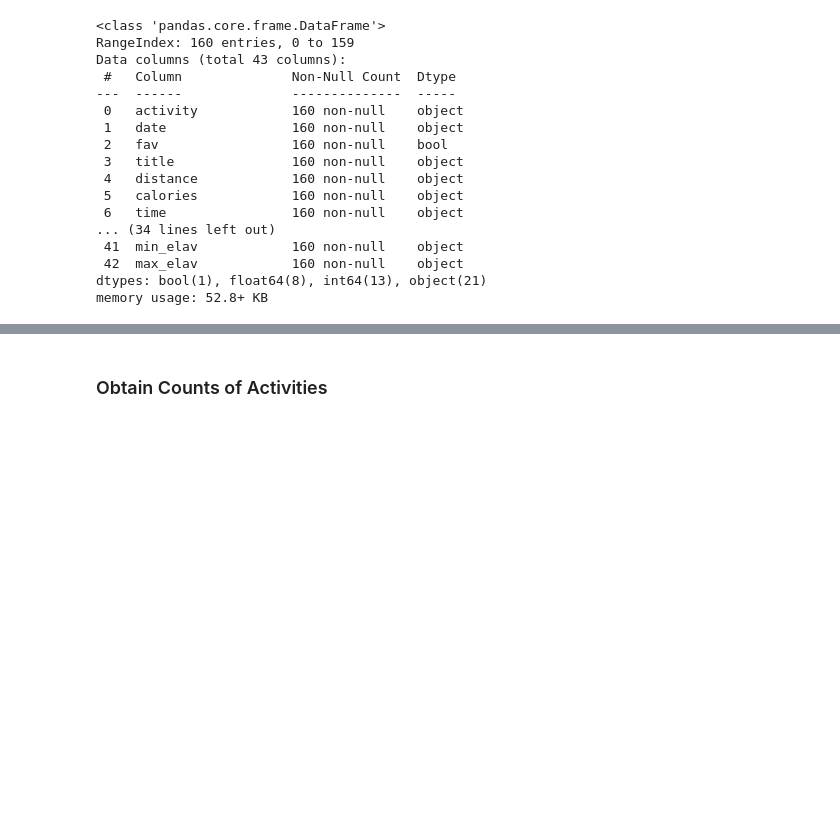
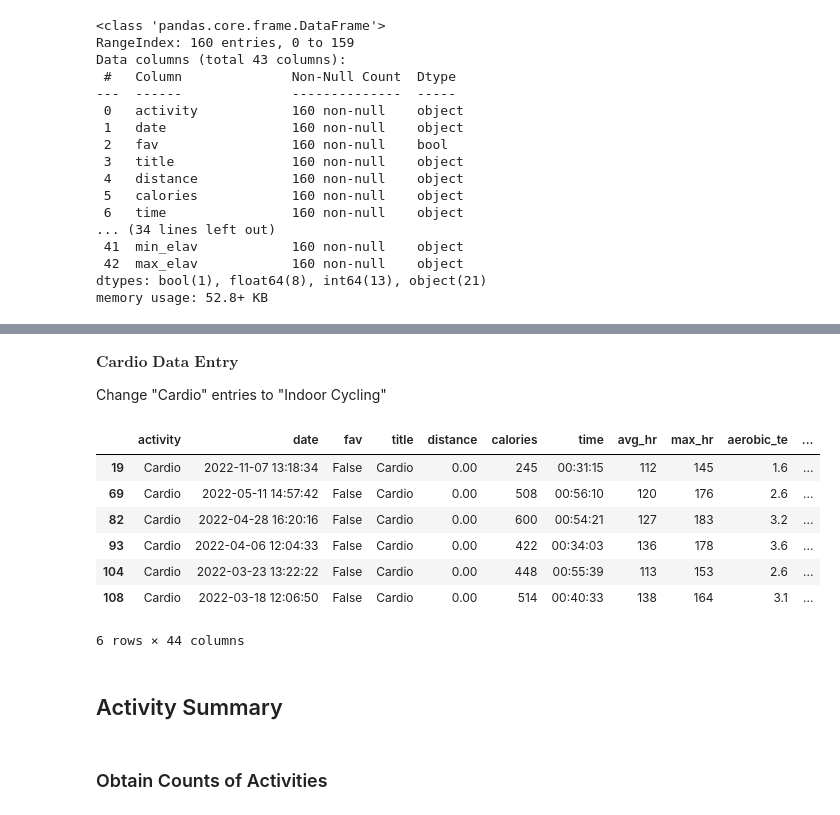
Before and after one commit to Caturrell/garmin-wrapped2022, a Jupyter notebook: Data Exploration.ipynb, the cells around one changed output, grey strips where cells are left out. Saved outputs shown, nothing was run; the diff lists cells and outputs as text; code cells hidden in the pictures; blank space fills up the shorter version.

```diff
--- a/Data Exploration.ipynb
+++ b/Data Exploration.ipynb
@@ -105,0 +103,18 @@ garmin["date"] = pd.to_datetime(garmin["date"])
+# %%
+# Choose columns to change
+change_int = ['distance', 'calories', 'aerobic_te', 'total_ascent', 'total_descent',
+              'max_avg_power20', 'total_strokes', 'min_elav', 'max_elav']
+
+change_time3 = ['time', 'moving_time', 'elapsed_time']
+
+change_time2 = ['avg_pace', 'best_pace', 'dive_time', 'surface_interval']
+
+
+# Remove commas from dataset
+garmin[change_int] = garmin[change_int].replace(",", "", regex=True)
+
+# Change "--" to 0 in whole dataset
+garmin = garmin.replace("--","", regex=True)
+
+# Change empty cells to 0 and hope for the best
+garmin[change_int] = garmin[change_int].replace("", "0", regex=True)
@@ -117,0 +188,16 @@ garmin22.head()
+# %% [markdown]
+$\textbf{Cardio Data Entry}$
+
+Change "Cardio" entries to "Indoor Cycling"
+# %%
+cardio = garmin22[garmin22['activity'] == "Cardio"]
+cardio
+# %% [output]
+|  | activity | date | fav | title | distance | calories | time | avg_hr | max_hr | aerobic_te | ... |
+| 19 | Cardio | 2022-11-07 13:18:34 | False | Cardio | 0.00 | 245 | 00:31:15 | 112 | 145 | 1.6 | ... |
+| 69 | Cardio | 2022-05-11 14:57:42 | False | Cardio | 0.00 | 508 | 00:56:10 | 120 | 176 | 2.6 | ... |
+| 82 | Cardio | 2022-04-28 16:20:16 | False | Cardio | 0.00 | 600 | 00:54:21 | 127 | 183 | 3.2 | ... |
+| 93 | Cardio | 2022-04-06 12:04:33 | False | Cardio | 0.00 | 422 | 00:34:03 | 136 | 178 | 3.6 | ... |
+| 104 | Cardio | 2022-03-23 13:22:22 | False | Cardio | 0.00 | 448 | 00:55:39 | 113 | 153 | 2.6 | ... |
+| 108 | Cardio | 2022-03-18 12:06:50 | False | Cardio | 0.00 | 514 | 00:40:33 | 138 | 164 | 3.1 | ... |
+6 rows × 44 columns
@@ -118,3 +210,5 @@ garmin22.head()
+# %% [markdown]
+## Activity Summary
 # %% [markdown]
 ### Obtain Counts of Activities
 # %%
```
Also changed, not shown: parts of 24 cells of this notebook, 1 other file.
